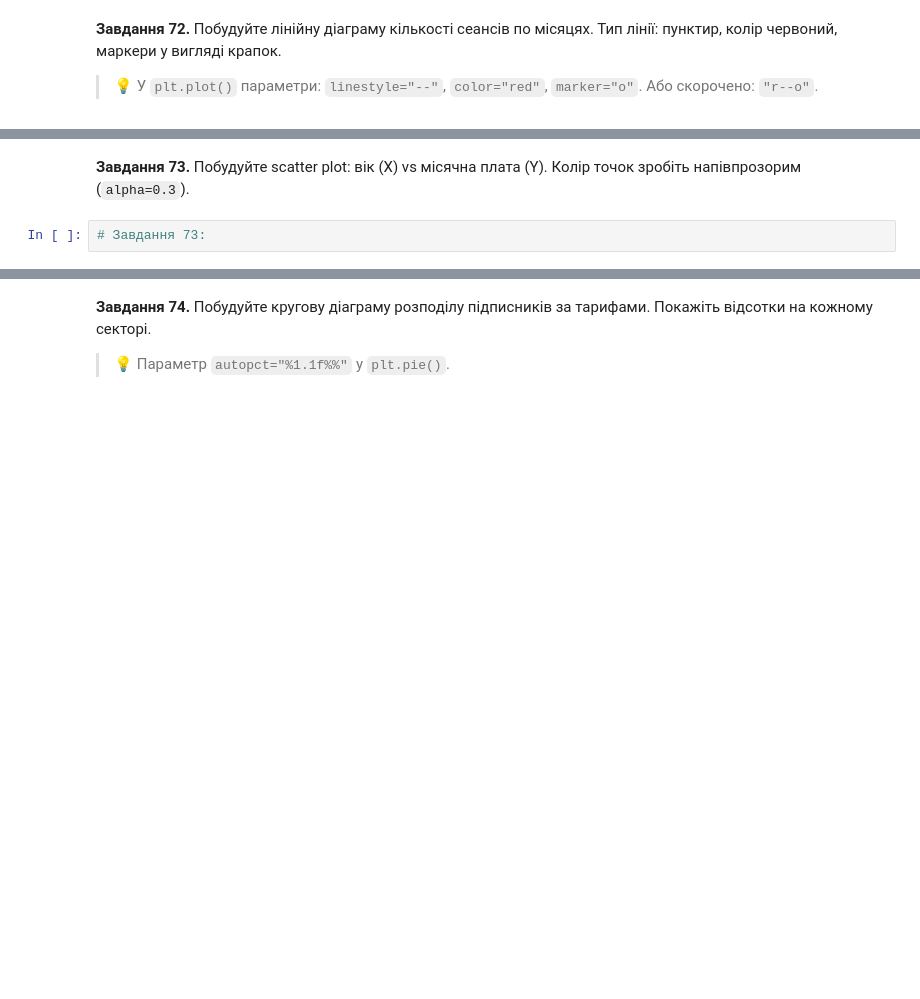
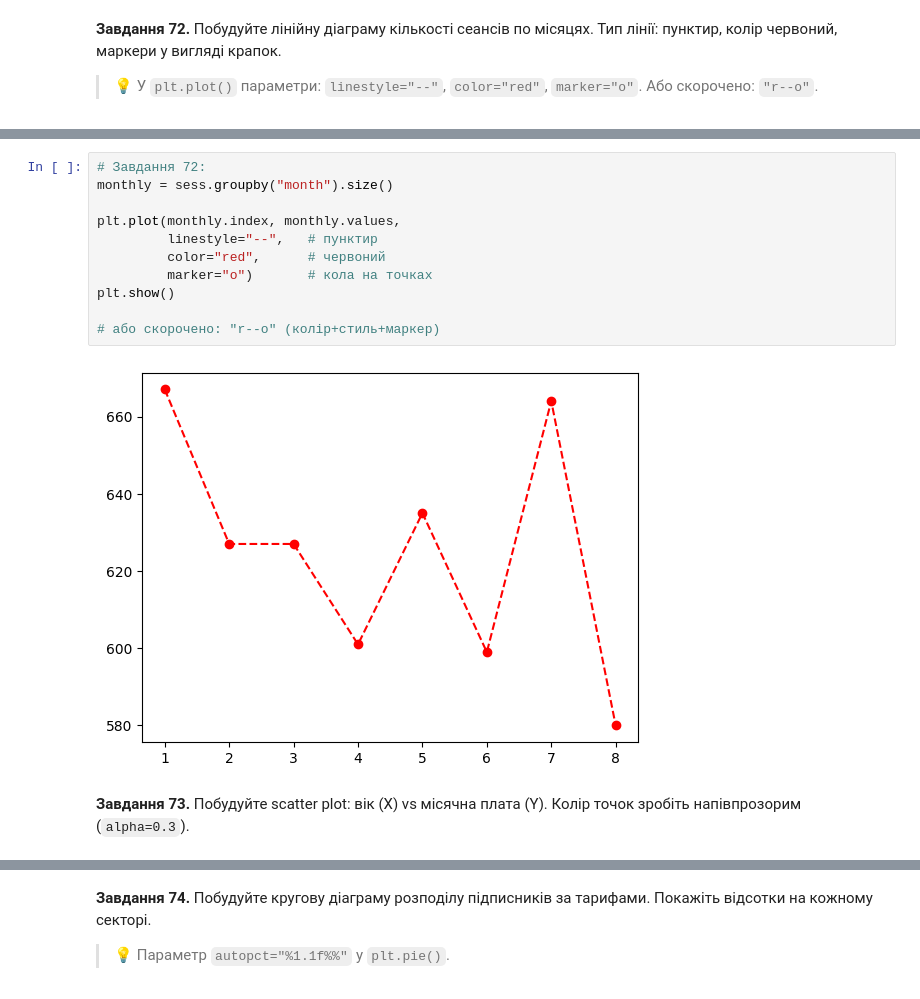
Before and after one commit to DymaStar/DTA_2026, a Jupyter notebook: HW/HW_DimaStar2905Nazar80_"pandas_viz_practice_ipynb".ipynb, the cells around one changed output, grey strips where cells are left out. Saved outputs shown, nothing was run; the diff lists cells and outputs as text; blank space fills up the shorter version.

```diff
--- a/HW/HW_DimaStar2905Nazar80_"pandas_viz_practice_ipynb".ipynb
+++ b/HW/HW_DimaStar2905Nazar80_"pandas_viz_practice_ipynb".ipynb
@@ -1429,4 +1448,15 @@ dtype: float64
+# %%
+# Завдання 72:
+monthly = sess.groupby("month").size()
+
+plt.plot(monthly.index, monthly.values,
+         linestyle="--",   # пунктир
+         color="red",      # червоний
+         marker="o")       # кола на точках
+plt.show()
+
+# або скорочено: "r--o" (колір+стиль+маркер)
+# %% [output]
+[figure, added]
 # %% [markdown]
 **Завдання 73.** Побудуйте scatter plot: вік (X) vs місячна плата (Y). Колір точок зробіть напівпрозорим (`alpha=0.3`).
-# %%
-# Завдання 73:
```
Also changed, not shown: parts of 10 cells of this notebook.
